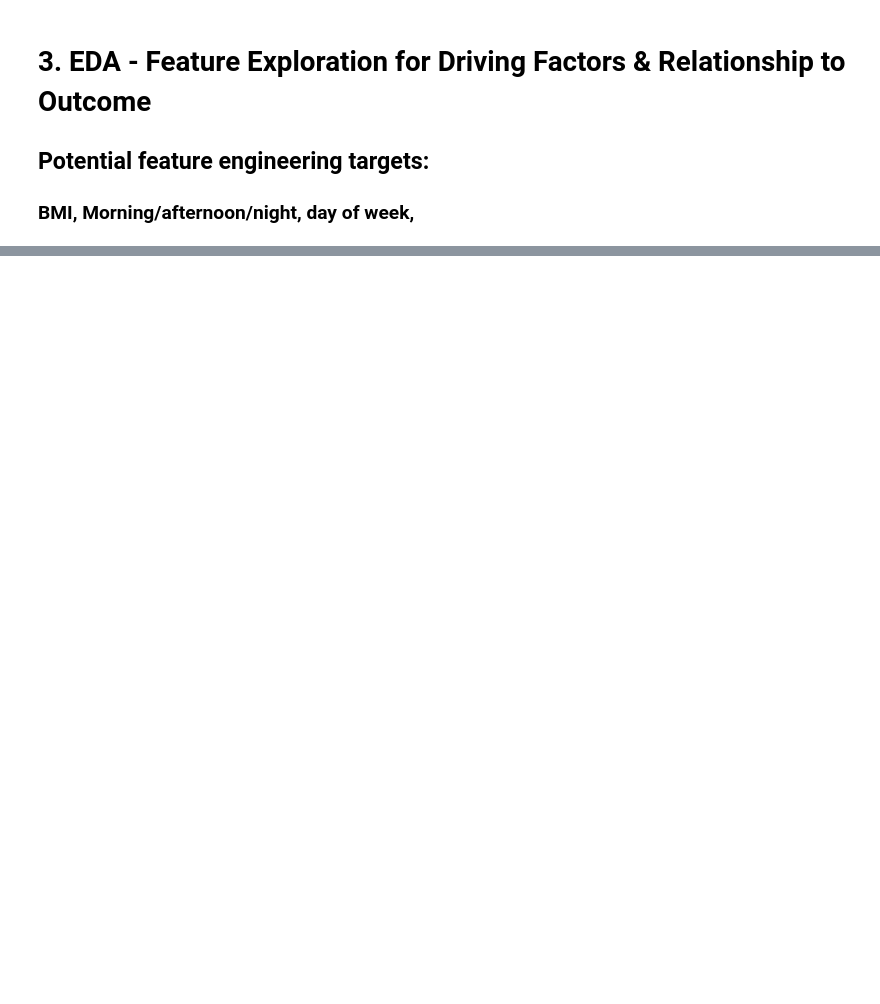
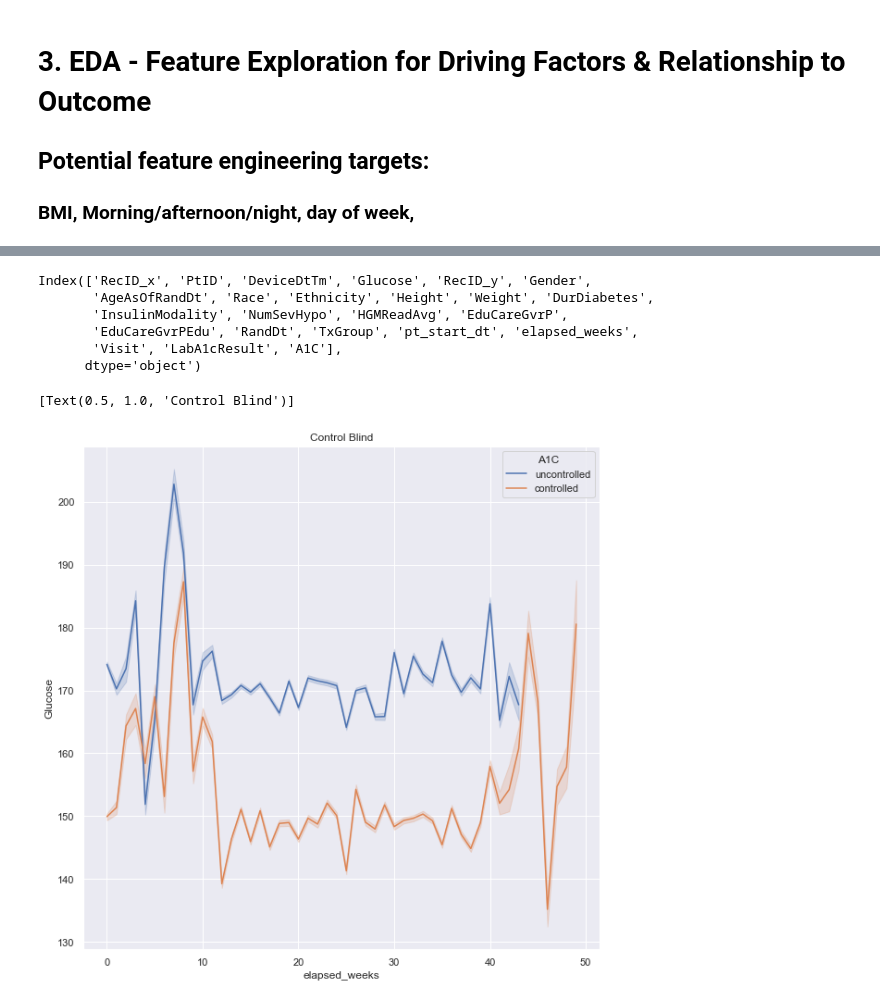
Before and after one commit to rdowd003/RD_Mentoring, a Jupyter notebook: Projects/Project-1-EDA/EDA Project 1 Diabetes.ipynb, the cells around one changed output, grey strips where cells are left out. Drawn from its saved outputs; the diff is of its cells as text; code cells hidden in the pictures; blank space fills up the shorter version.

```diff
--- a/Projects/Project-1-EDA/EDA Project 1 Diabetes.ipynb
+++ b/Projects/Project-1-EDA/EDA Project 1 Diabetes.ipynb
@@ -240,0 +70,6 @@ TxGroup number of nulls: 0
+# %%
+# Sample fraction of the data to allow timely computation
+
+ctrl_pts = pt_summary.loc[pt_summary['TxGroup'] == 'Control'].sample(frac=0.750)
+trt_pts = pt_summary.loc[pt_summary['TxGroup'] == 'RT-CGM'].sample(frac=0.750)
+print(f'Number of patients in control and treatment groups: {len(ctrl_pts)}, {len(trt_pts)}')
@@ -313,0 +164,19 @@ TxGroup ['RT-CGM']
+# %%
+def checkPhase(weeks):
+    if weeks < 14:
+        return 'Phase 1: 13 week'
+    elif weeks < 27:
+        return 'Phase 1: 26 week'
+    elif weeks < 40:
+        return 'Phase 2: 13 week'
+    else:
+        return 'Phase 2: 26 week'
+
+def addPhase(df):
+    df['Visit'] = df.apply(lambda x: checkPhase(x['elapsed_weeks']), axis=1)
+    return df
+
+ctrl_phases = addPhase(ctrl_elapsed)
+trmt_phases = addPhase(trmt_elapsed)
+
+ctrl_phases.head()
@@ -313,0 +191,3 @@ TxGroup ['RT-CGM']
+# %%
+ctrl_a1c_value = ctrl_phases.merge(a1c_dd[['PtID', 'Visit', 'LabA1cResult']], on=['PtID', 'Visit'])
+trmt_a1c_value = trmt_phases.merge(a1c_dd[['PtID', 'Visit', 'LabA1cResult']], on=['PtID', 'Visit'])
@@ -313,0 +198,26 @@ TxGroup ['RT-CGM']
+# %%
+def addA1C_col(df):
+    """
+    Accepts dataframe
+    Returns dataframe with 'A1C' column that classifies patients as controller of uncontrolled
+    """
+    df['A1C'] = df.apply(lambda x: 'controlled' if x['LabA1cResult'] <= 7 else 'uncontrolled', axis=1)
+    return df
+
+ctrl_a1c = addA1C_col(ctrl_a1c_value)
+trmt_a1c = addA1C_col(trmt_a1c_value)
+
+ctrl_a1c.columns
+# %% [output]
+Index(['RecID_x', 'PtID', 'DeviceDtTm', 'Glucose', 'RecID_y', 'Gender',
+       'AgeAsOfRandDt', 'Race', 'Ethnicity', 'Height', 'Weight', 'DurDiabetes',
+       'InsulinModality', 'NumSevHypo', 'HGMReadAvg', 'EduCareGvrP',
+       'EduCareGvrPEdu', 'RandDt', 'TxGroup', 'pt_start_dt', 'elapsed_weeks',
+       'Visit', 'LabA1cResult', 'A1C'],
+      dtype='object')
+# %%
+sns.set(rc={'figure.figsize':(10,10)})
+sns.lineplot(data=ctrl_a1c, x='elapsed_weeks', y='Glucose', hue='A1C').set(title='Control Blind')
+# %% [output]
+[Text(0.5, 1.0, 'Control Blind')]
+[figure, added]
```
Also changed, not shown: parts of 57 cells of this notebook, 2 other files.
